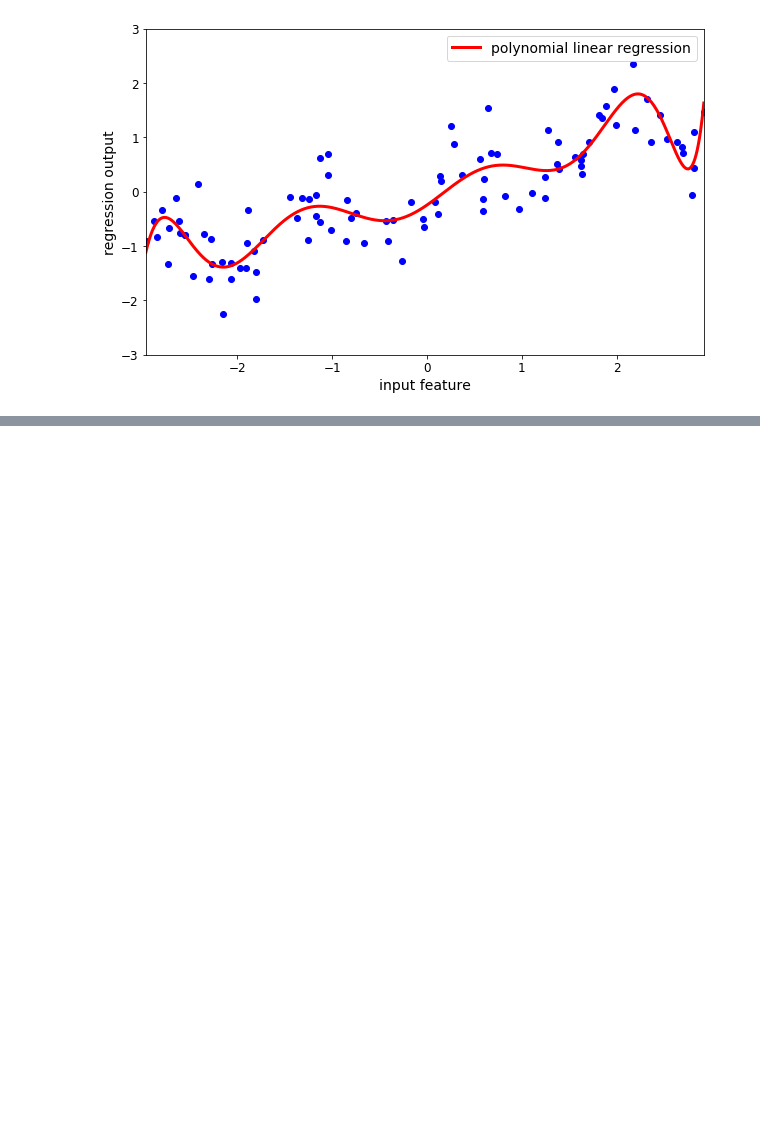
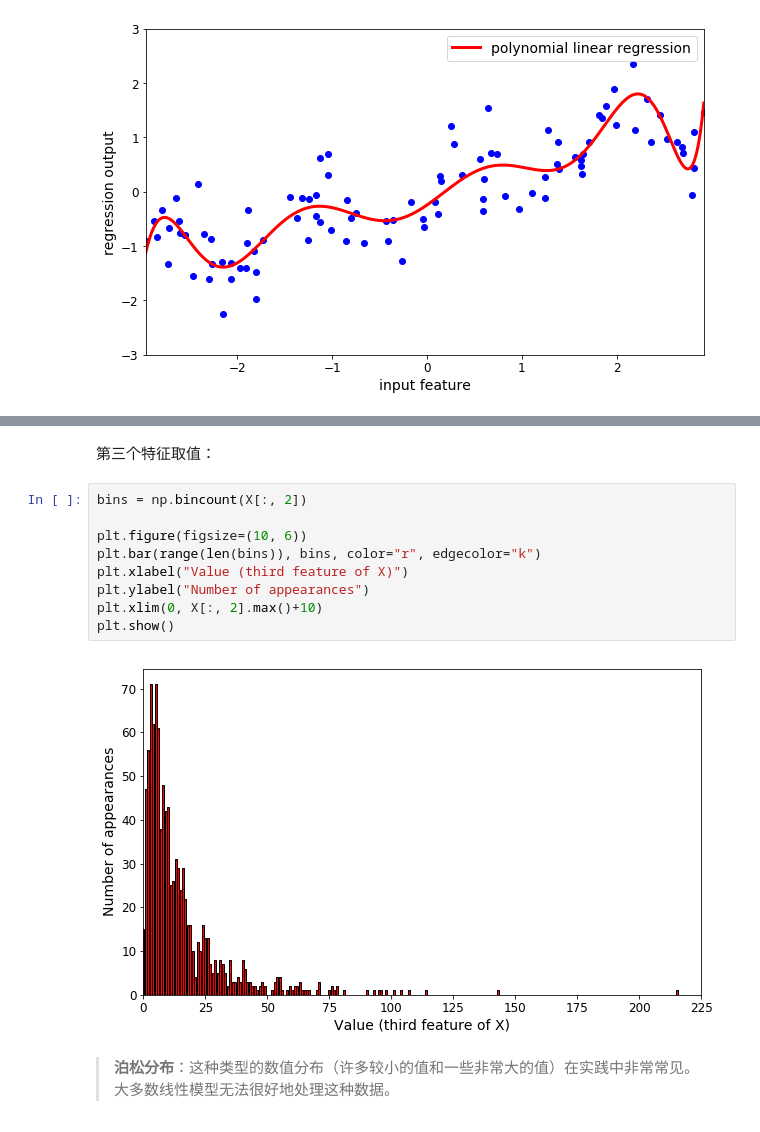
Before and after one commit to libingallin/introduction-to-ml, a Jupyter notebook: ch4_representing_data_and_engineering_features.ipynb, the cells around one changed output, grey strips where cells are left out. Cells and saved outputs as stored; diff of their text form; blank space fills up the shorter version.

```diff
--- a/ch4_representing_data_and_engineering_features.ipynb
+++ b/ch4_representing_data_and_engineering_features.ipynb
@@ -434,0 +610,15 @@ plt.show()
+# %% [markdown]
+第三个特征取值：
+# %%
+bins = np.bincount(X[:, 2])
+
+plt.figure(figsize=(10, 6))
+plt.bar(range(len(bins)), bins, color="r", edgecolor="k")
+plt.xlabel("Value (third feature of X)")
+plt.ylabel("Number of appearances")
+plt.xlim(0, X[:, 2].max()+10)
+plt.show()
+# %% [output]
+[figure, added]
+# %% [markdown]
+> **泊松分布**：这种类型的数值分布（许多较小的值和一些非常大的值）在实践中非常常见。大多数线性模型无法很好地处理这种数据。
```
Also changed, not shown: parts of 136 cells of this notebook.
